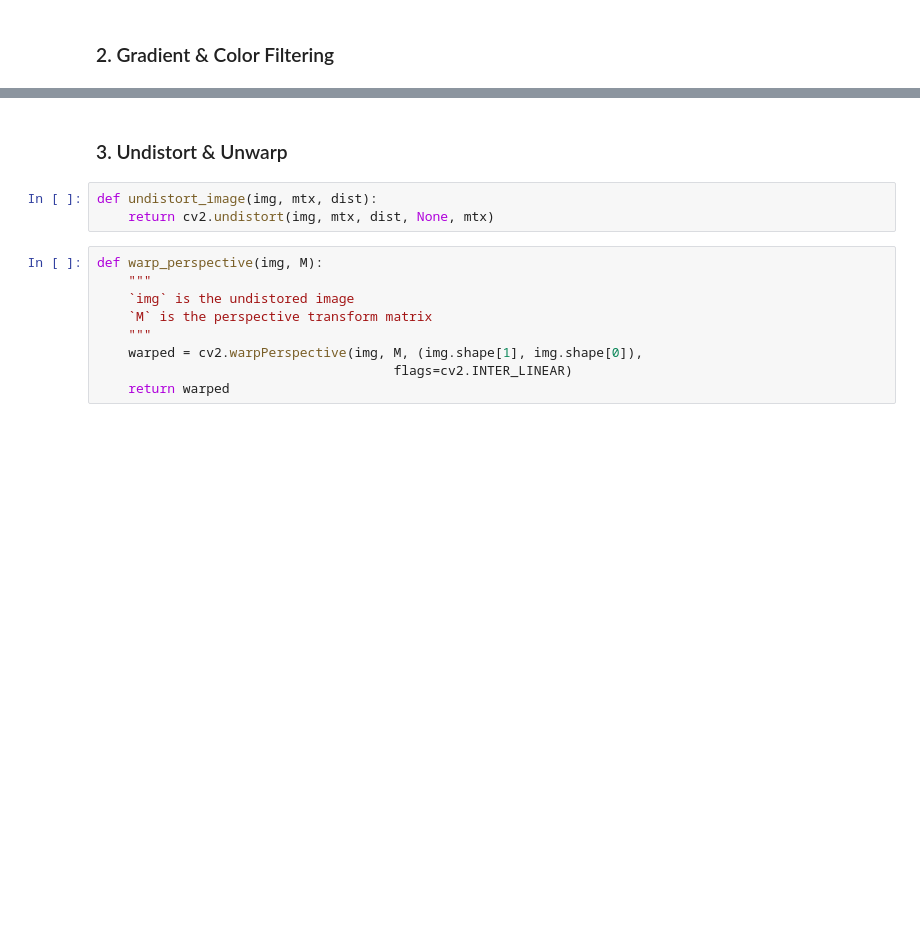
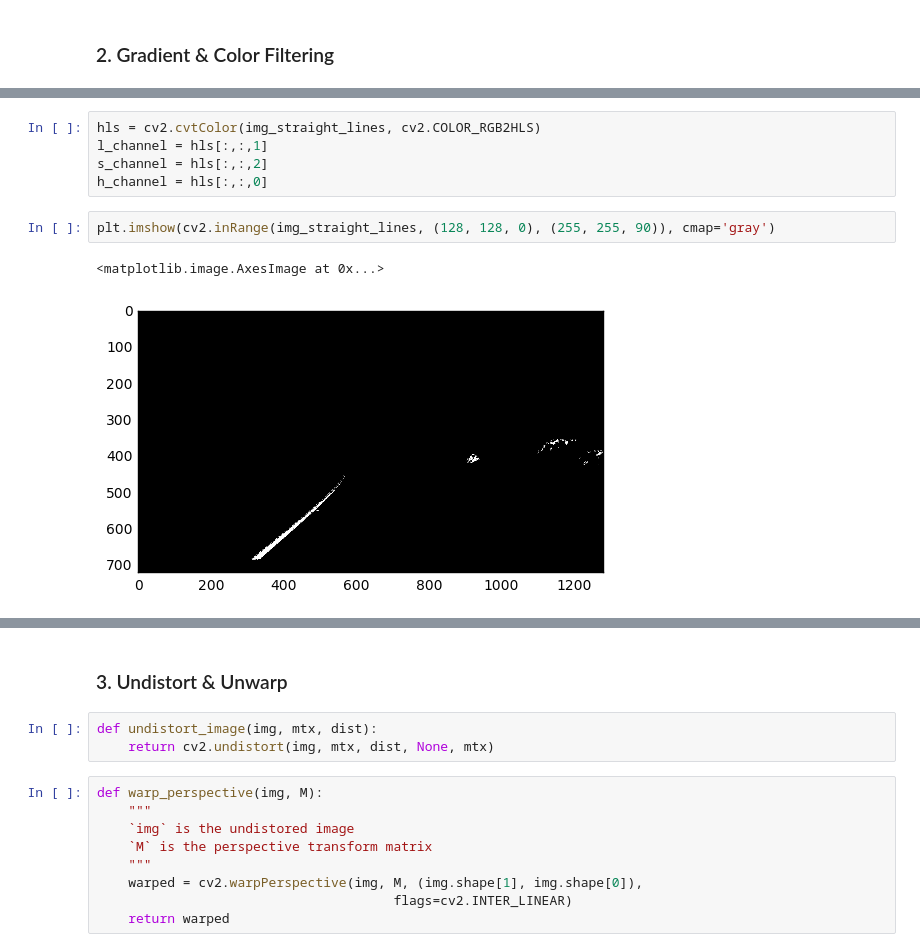
Before and after one commit to vijaykrishnay/Udacity_AdvLaneLines, a Jupyter notebook: Advanced_LaneFinding - Main.ipynb, the cells around one changed output, grey strips where cells are left out. Cells and saved outputs as stored; diff of their text form; blank space fills up the shorter version.

```diff
--- a/Advanced_LaneFinding - Main.ipynb
+++ b/Advanced_LaneFinding - Main.ipynb
@@ -87,0 +107,10 @@ if is_debug_mode:
+# %%
+hls = cv2.cvtColor(img_straight_lines, cv2.COLOR_RGB2HLS)
+l_channel = hls[:,:,1]
+s_channel = hls[:,:,2]
+h_channel = hls[:,:,0]
+# %%
+plt.imshow(cv2.inRange(img_straight_lines, (128, 128, 0), (255, 255, 90)), cmap='gray')
+# %% [output]
+<matplotlib.image.AxesImage at 0x...>
+[figure, added]
```
Also changed, not shown: parts of 23 cells of this notebook, 58 other files.
